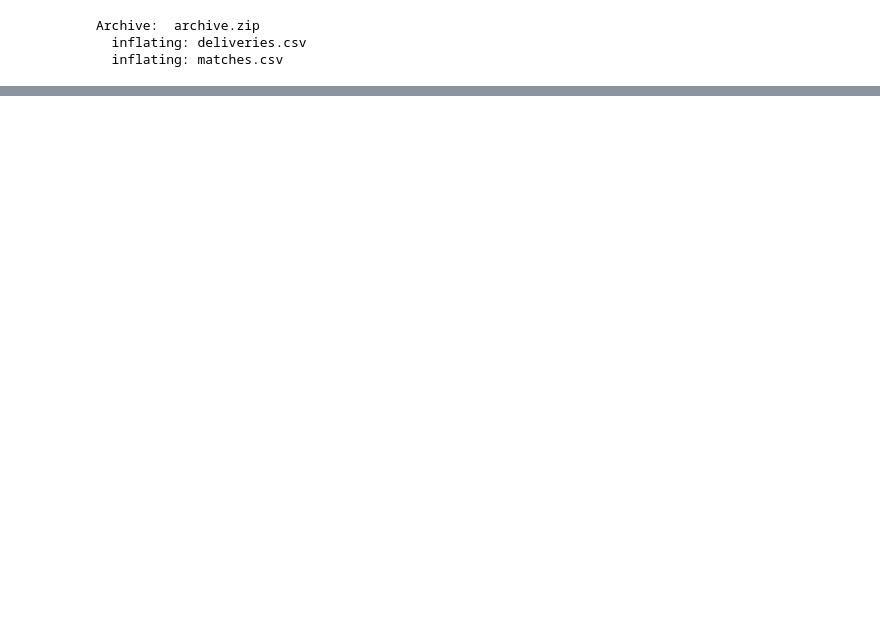
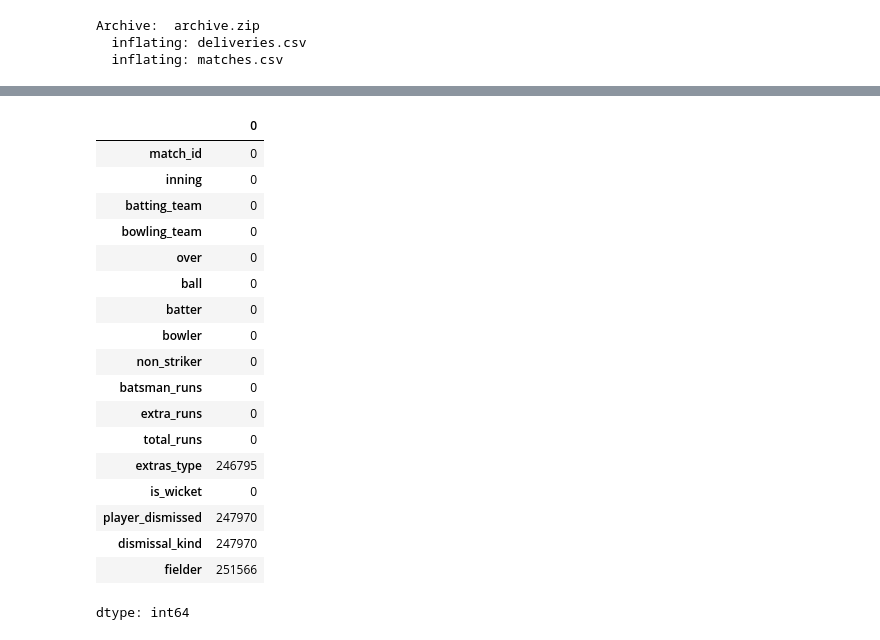
Before and after one commit to ravikeerthi7606/Pandas, a Jupyter notebook: Project1.ipynb, the cells around one changed output, grey strips where cells are left out. Saved outputs shown, nothing was run; the diff lists cells and outputs as text; code cells hidden in the pictures; blank space fills up the shorter version.

```diff
--- a/Project1.ipynb
+++ b/Project1.ipynb
@@ -31,0 +104,22 @@ Archive:  archive.zip
+# %%
+df.isnull().sum()
+# %% [output]
+|  | 0 |
+| match_id | 0 |
+| inning | 0 |
+| batting_team | 0 |
+| bowling_team | 0 |
+| over | 0 |
+| ball | 0 |
+| batter | 0 |
+| bowler | 0 |
+| non_striker | 0 |
+| batsman_runs | 0 |
+| extra_runs | 0 |
+| total_runs | 0 |
+| extras_type | 246795 |
+| is_wicket | 0 |
+| player_dismissed | 247970 |
+| dismissal_kind | 247970 |
+| fielder | 251566 |
+dtype: int64
```
Also changed, not shown: parts of 19 cells of this notebook.
